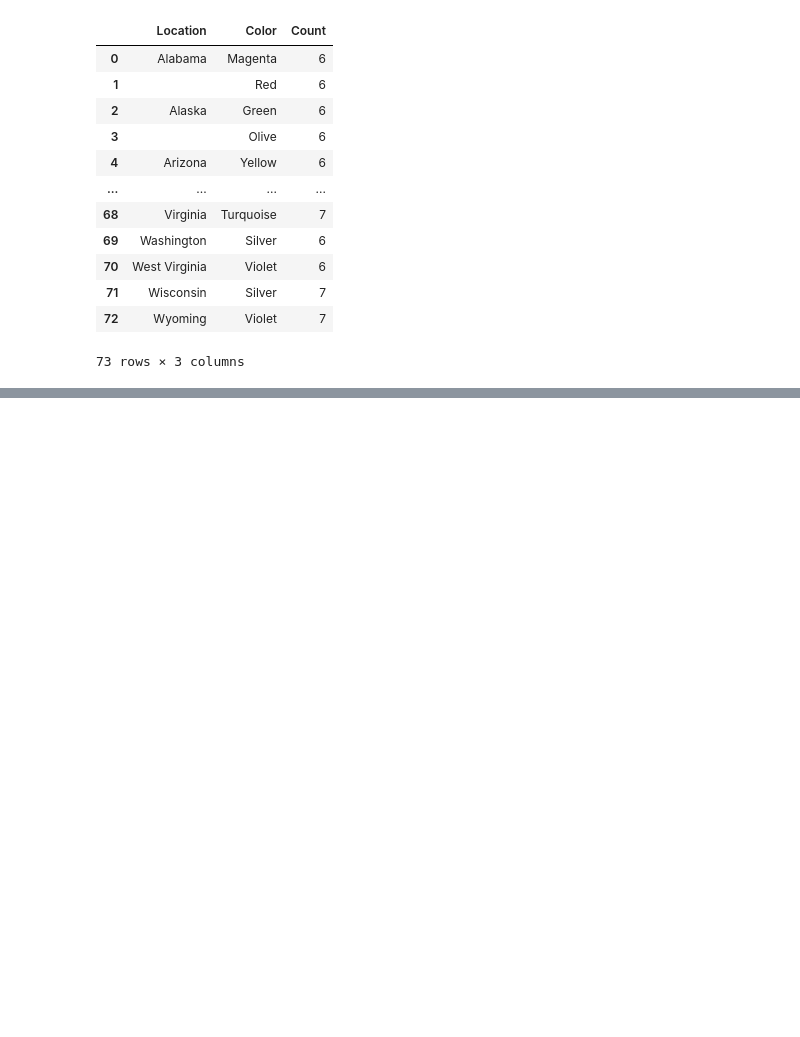
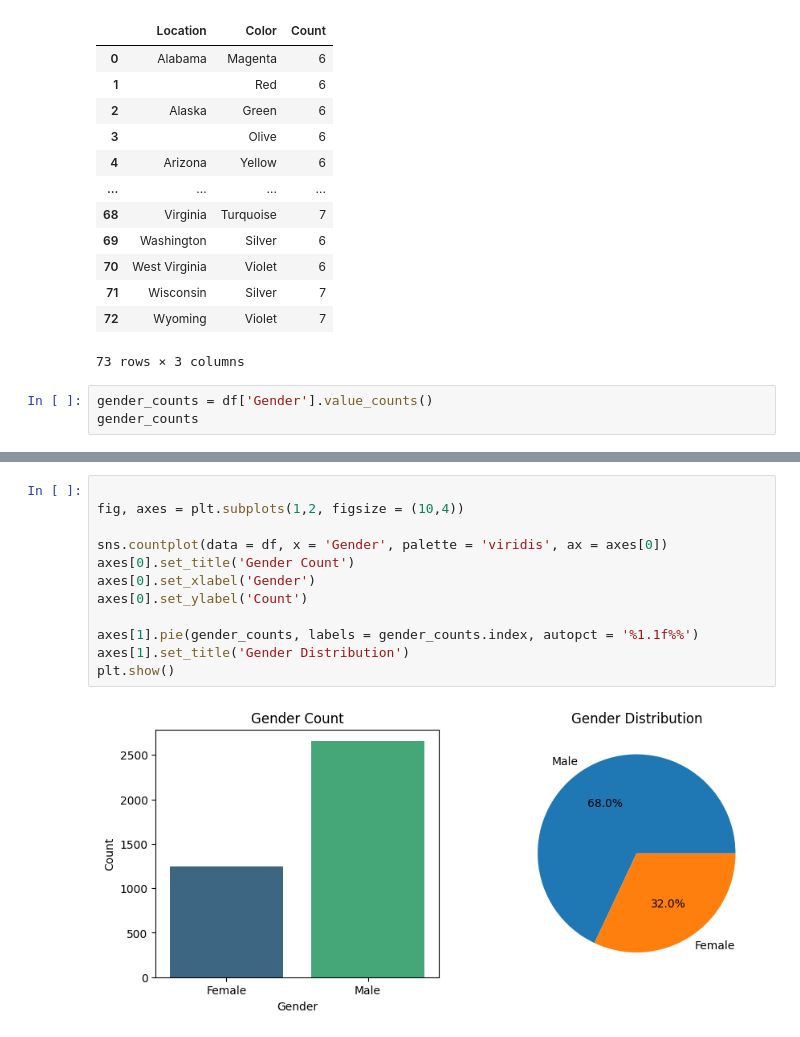
Before and after one commit to J0yfarah/EDA-of-Shopping-Data, a Jupyter notebook: eda-of-shopping-data.ipynb, the cells around one changed output, grey strips where cells are left out. Cells and saved outputs as stored; diff of their text form; blank space fills up the shorter version.

```diff
--- a/eda-of-shopping-data.ipynb
+++ b/eda-of-shopping-data.ipynb
@@ -298,3 +332,6 @@ most_popular_colors.reset_index(drop=True)
 | 71 | Wisconsin | Silver | 7 |
 | 72 | Wyoming | Violet | 7 |
 73 rows × 3 columns
+# %%
+gender_counts = df['Gender'].value_counts()
+gender_counts
@@ -300,0 +350,14 @@ most_popular_colors.reset_index(drop=True)
+# %%
+
+fig, axes = plt.subplots(1,2, figsize = (10,4))
+
+sns.countplot(data = df, x = 'Gender', palette = 'viridis', ax = axes[0])
+axes[0].set_title('Gender Count')
+axes[0].set_xlabel('Gender')
+axes[0].set_ylabel('Count')
+
+axes[1].pie(gender_counts, labels = gender_counts.index, autopct = '%1.1f%%')
+axes[1].set_title('Gender Distribution')
+plt.show()
+# %% [output]
+[figure, added]
```
Also changed, not shown: parts of 10 cells of this notebook, 1 other file.
